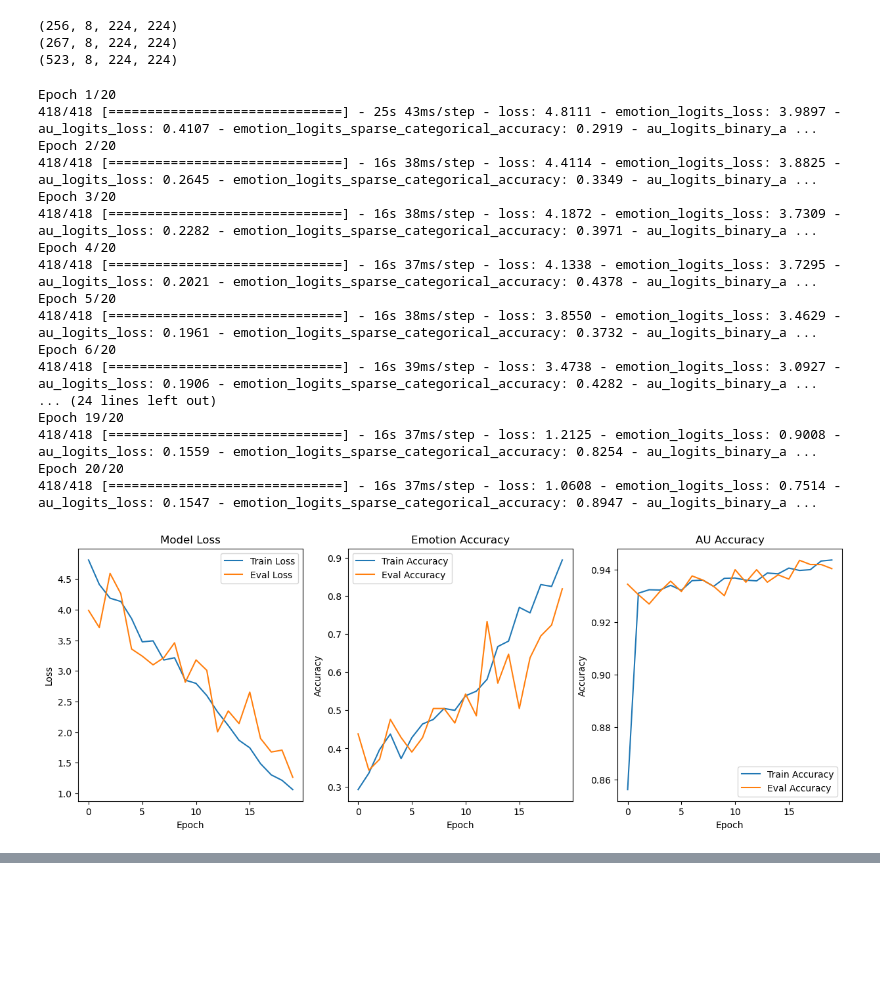
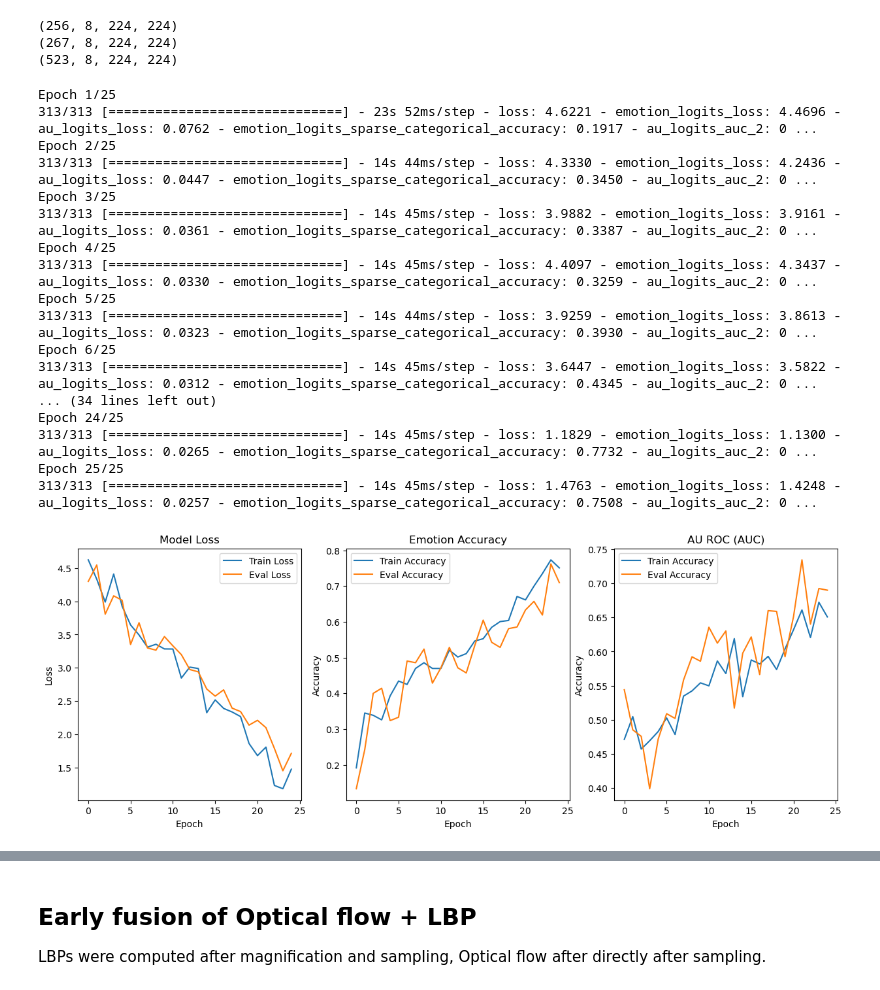
Before and after one commit to littlemicrowave/ME-based-emotion-classifier, a Jupyter notebook: models/CNN_LSTM.ipynb, the cells around one changed output, grey strips where cells are left out. Saved outputs shown, nothing was run; the diff lists cells and outputs as text; code cells hidden in the pictures; blank space fills up the shorter version.

```diff
--- a/models/CNN_LSTM.ipynb
+++ b/models/CNN_LSTM.ipynb
@@ -109,10 +125,10 @@ def frame_encoder(input_shape=None, pooling=None):
     x = tf.keras.layers.ZeroPadding2D(padding=(1, 1))(x)
     x = tf.keras.layers.MaxPooling2D((3, 3), strides=(2, 2))(x)
 
-    x = make_blocks(x, filter_num=64, blocks=1)
-    x = make_blocks(x, filter_num=128, blocks=1, stride=2)
-    x = make_blocks(x, filter_num=256, blocks=2, stride=2)
-    #x = make_block_layers(x, filter_num=512,blocks=2, stride=2)
+    x = make_blocks(x, filter_num=64, blocks=1, stride=1) #blocks 2
+    x = make_blocks(x, filter_num=128, blocks=1, stride=2) #blocks 2, one downsampling
+    x = make_blocks(x, filter_num=256, blocks=2, stride=2) #blocks 2, two downsamplings
+    #x = make_block_layers(x, filter_num=512,blocks=2, stride=2) # reducing model complexity
     if pooling == 'avg':
         x = tf.keras.layers.GlobalAveragePooling2D()(x)
     elif pooling == 'max':
@@ -169,18 +187,17 @@ ________________________________________________________________________________
 # %%
-EPOCHS = 20
+EPOCHS = 25
 model.compile(
     optimizer=tf.keras.optimizers.Adam(learning_rate=0.0001),
     loss={
         "emotion_logits": weighted_loss,
-        "au_logits": tf.keras.losses.BinaryCrossentropy(from_logits=False)
+        "au_logits": tf.keras.losses.BinaryFocalCrossentropy(apply_class_balancing=True) #tf.keras.losses.BinaryCrossentropy(from_logits=False)
     },
     metrics={
         "emotion_logits": tf.keras.metrics.SparseCategoricalAccuracy(),
-         "au_logits": tf.keras.metrics.BinaryAccuracy()
+         "au_logits": tf.keras.metrics.AUC(multi_label=True)
     },
     loss_weights={"emotion_logits": 1.0, "au_logits": 2.0
      },
 )
 history = model.fit(training, validation_data=validation, epochs = EPOCHS, verbose=1)
-model.save("mag_of.h5")
 # %% [output]
@@ -255,20 +317,18 @@ training = dataset.take(int(DATA_SIZE*0.8)).prefetch(tf.data.AUTOTUNE)
 (523, 7, 224, 224, 3)
 # %%
 model = build_2d_bilstm(input_shape=(NUM_FRAMES, Y_SCALE, X_SCALE, CHANNELS), num_emotions=NUM_EMOTIONS, num_aus=NUM_AUS, lstm_hidden=128)
-EPOCHS = 20
 model.compile(
     optimizer=tf.keras.optimizers.Adam(learning_rate=0.0001),
     loss={
         "emotion_logits": weighted_loss,
-        "au_logits": tf.keras.losses.BinaryCrossentropy(from_logits=False)
+        "au_logits": tf.keras.losses.BinaryFocalCrossentropy(apply_class_balancing=True) #target AU binary vectors are way too sparse, so this loss compensates this
     },
     metrics={
         "emotion_logits": tf.keras.metrics.SparseCategoricalAccuracy(),
-         "au_logits": tf.keras.metrics.BinaryAccuracy()
+         "au_logits": tf.keras.metrics.AUC(multi_label=True)
     },
     loss_weights={"emotion_logits": 1.0, "au_logits": 2.0
      },
 )
 history = model.fit(training, validation_data=validation, epochs = EPOCHS, verbose=1)
-model.save("flow.h5")
 # %% [output]
@@ -307,48 +386,47 @@ Y_SCALE = concatted.shape[2]
 X_SCALE = concatted.shape[3]
 CHANNELS = 1 if len(concatted.shape) <= 4 else concatted.shape[4]
 
-dataset = tf.data.Dataset.from_tensor_slices((concatted, (emotions, aus))).shuffle(buffer_size=DATA_SIZE).batch(1)
-validation = dataset.skip(int(DATA_SIZE*0.8)).prefetch(tf.data.AUTOTUNE)
-training = dataset.take(int(DATA_SIZE*0.8)).prefetch(tf.data.AUTOTUNE)
+dataset = tf.data.Dataset.from_tensor_slices((concatted, (emotions, aus))).shuffle(buffer_size=DATA_SIZE, seed = 255).batch(1)
+validation = dataset.skip(int(DATA_SIZE*0.6)).prefetch(tf.data.AUTOTUNE)
+training = dataset.take(int(DATA_SIZE*0.6)).prefetch(tf.data.AUTOTUNE)
 # %% [output]
 (256, 8, 224, 224)
 (267, 8, 224, 224)
 (523, 8, 224, 224)
 # %%
 model = build_2d_bilstm(input_shape=(NUM_FRAMES, Y_SCALE, X_SCALE, CHANNELS), num_emotions=NUM_EMOTIONS, num_aus=NUM_AUS, lstm_hidden=128)
-EPOCHS = 20
 model.compile(
     optimizer=tf.keras.optimizers.Adam(learning_rate=0.0001),
     loss={
         "emotion_logits": weighted_loss,
-        "au_logits": tf.keras.losses.BinaryCrossentropy(from_logits=False)
+        "au_logits": tf.keras.losses.BinaryFocalCrossentropy(apply_class_balancing=True) #tf.keras.losses.BinaryCrossentropy(from_logits=False)
     },
     metrics={
         "emotion_logits": tf.keras.metrics.SparseCategoricalAccuracy(),
-         "au_logits": tf.keras.metrics.BinaryAccuracy()
+         "au_logits": tf.keras.metrics.AUC(multi_label=True)
     },
     loss_weights={"emotion_logits": 1.0, "au_logits": 2.0
      },
 )
 history = model.fit(training, validation_data=validation, epochs = EPOCHS, verbose=1)
-results(history)
-model.save("magnify.h5")
+results(history, prefix = "_2")
+eval_model(validation, model)
 # %% [output]
-Epoch 1/20
-418/418 [==============================] - 25s 43ms/step - loss: 4.8111 - emotion_logits_loss: 3.9897 - au_logits_loss: 0.4107 - emotion_logits_sparse_categorical_accuracy: 0.2919 - au_logits_binary_a ...
-Epoch 2/20
-418/418 [==============================] - 16s 38ms/step - loss: 4.4114 - emotion_logits_loss: 3.8825 - au_logits_loss: 0.2645 - emotion_logits_sparse_categorical_accuracy: 0.3349 - au_logits_binary_a ...
-Epoch 3/20
-418/418 [==============================] - 16s 38ms/step - loss: 4.1872 - emotion_logits_loss: 3.7309 - au_logits_loss: 0.2282 - emotion_logits_sparse_categorical_accuracy: 0.3971 - au_logits_binary_a ...
-Epoch 4/20
-418/418 [==============================] - 16s 37ms/step - loss: 4.1338 - emotion_logits_loss: 3.7295 - au_logits_loss: 0.2021 - emotion_logits_sparse_categorical_accuracy: 0.4378 - au_logits_binary_a ...
-Epoch 5/20
-418/418 [==============================] - 16s 38ms/step - loss: 3.8550 - emotion_logits_loss: 3.4629 - au_logits_loss: 0.1961 - emotion_logits_sparse_categorical_accuracy: 0.3732 - au_logits_binary_a ...
-Epoch 6/20
-418/418 [==============================] - 16s 39ms/step - loss: 3.4738 - emotion_logits_loss: 3.0927 - au_logits_loss: 0.1906 - emotion_logits_sparse_categorical_accuracy: 0.4282 - au_logits_binary_a ...
-... (24 lines left out)
-Epoch 19/20
-418/418 [==============================] - 16s 37ms/step - loss: 1.2125 - emotion_logits_loss: 0.9008 - au_logits_loss: 0.1559 - emotion_logits_sparse_categorical_accuracy: 0.8254 - au_logits_binary_a ...
-Epoch 20/20
-418/418 [==============================] - 16s 37ms/step - loss: 1.0608 - emotion_logits_loss: 0.7514 - au_logits_loss: 0.1547 - emotion_logits_sparse_categorical_accuracy: 0.8947 - au_logits_binary_a ...
+Epoch 1/25
+313/313 [==============================] - 23s 52ms/step - loss: 4.6221 - emotion_logits_loss: 4.4696 - au_logits_loss: 0.0762 - emotion_logits_sparse_categorical_accuracy: 0.1917 - au_logits_auc_2: 0 ...
+Epoch 2/25
+313/313 [==============================] - 14s 44ms/step - loss: 4.3330 - emotion_logits_loss: 4.2436 - au_logits_loss: 0.0447 - emotion_logits_sparse_categorical_accuracy: 0.3450 - au_logits_auc_2: 0 ...
+Epoch 3/25
+313/313 [==============================] - 14s 45ms/step - loss: 3.9882 - emotion_logits_loss: 3.9161 - au_logits_loss: 0.0361 - emotion_logits_sparse_categorical_accuracy: 0.3387 - au_logits_auc_2: 0 ...
+Epoch 4/25
+313/313 [==============================] - 14s 45ms/step - loss: 4.4097 - emotion_logits_loss: 4.3437 - au_logits_loss: 0.0330 - emotion_logits_sparse_categorical_accuracy: 0.3259 - au_logits_auc_2: 0 ...
+Epoch 5/25
+313/313 [==============================] - 14s 44ms/step - loss: 3.9259 - emotion_logits_loss: 3.8613 - au_logits_loss: 0.0323 - emotion_logits_sparse_categorical_accuracy: 0.3930 - au_logits_auc_2: 0 ...
+Epoch 6/25
+313/313 [==============================] - 14s 45ms/step - loss: 3.6447 - emotion_logits_loss: 3.5822 - au_logits_loss: 0.0312 - emotion_logits_sparse_categorical_accuracy: 0.4345 - au_logits_auc_2: 0 ...
+... (34 lines left out)
+Epoch 24/25
+313/313 [==============================] - 14s 45ms/step - loss: 1.1829 - emotion_logits_loss: 1.1300 - au_logits_loss: 0.0265 - emotion_logits_sparse_categorical_accuracy: 0.7732 - au_logits_auc_2: 0 ...
+Epoch 25/25
+313/313 [==============================] - 14s 45ms/step - loss: 1.4763 - emotion_logits_loss: 1.4248 - au_logits_loss: 0.0257 - emotion_logits_sparse_categorical_accuracy: 0.7508 - au_logits_auc_2: 0 ...
-[figure, old version]
+[figure, new version]
@@ -354,0 +451,4 @@ Epoch 20/20
+# %% [markdown]
+## Early fusion of Optical flow + LBP
+
+LBPs were computed after magnification and sampling, Optical flow after directly after sampling.
```
Also changed, not shown: parts of 18 cells of this notebook, 3 other files.
